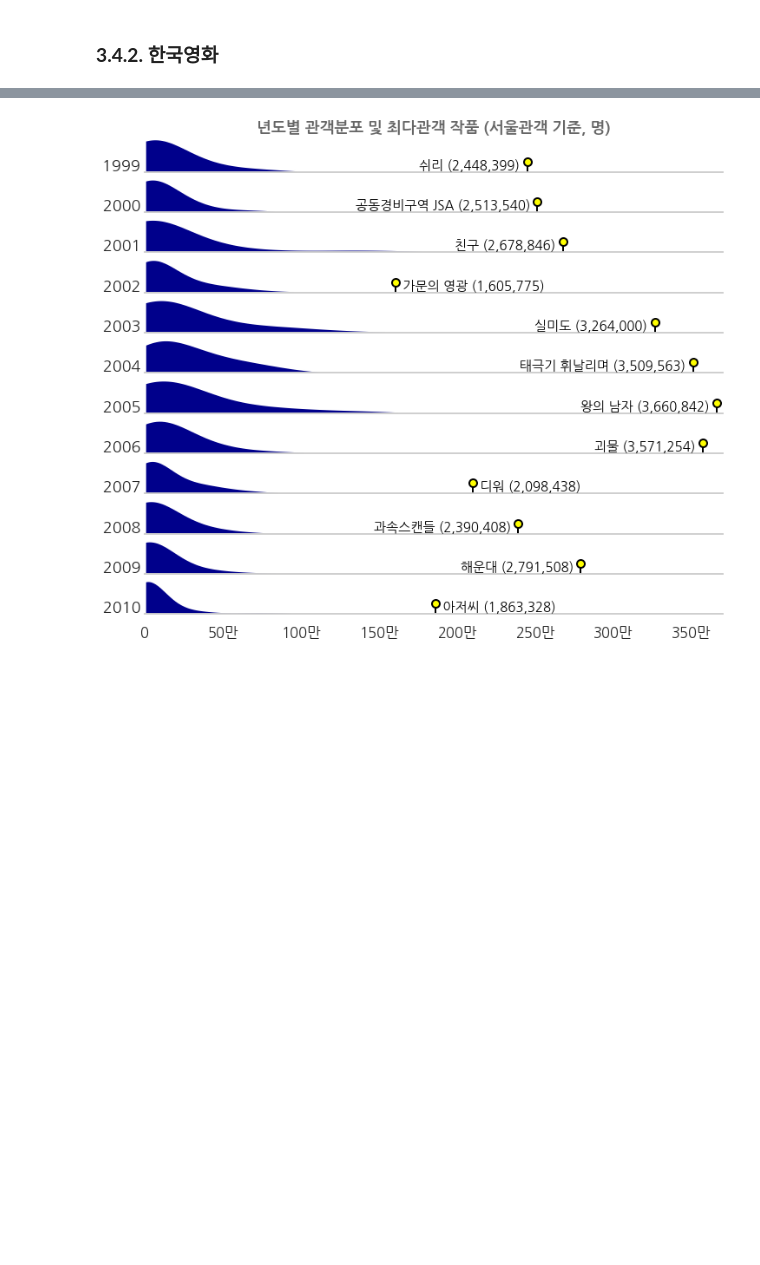
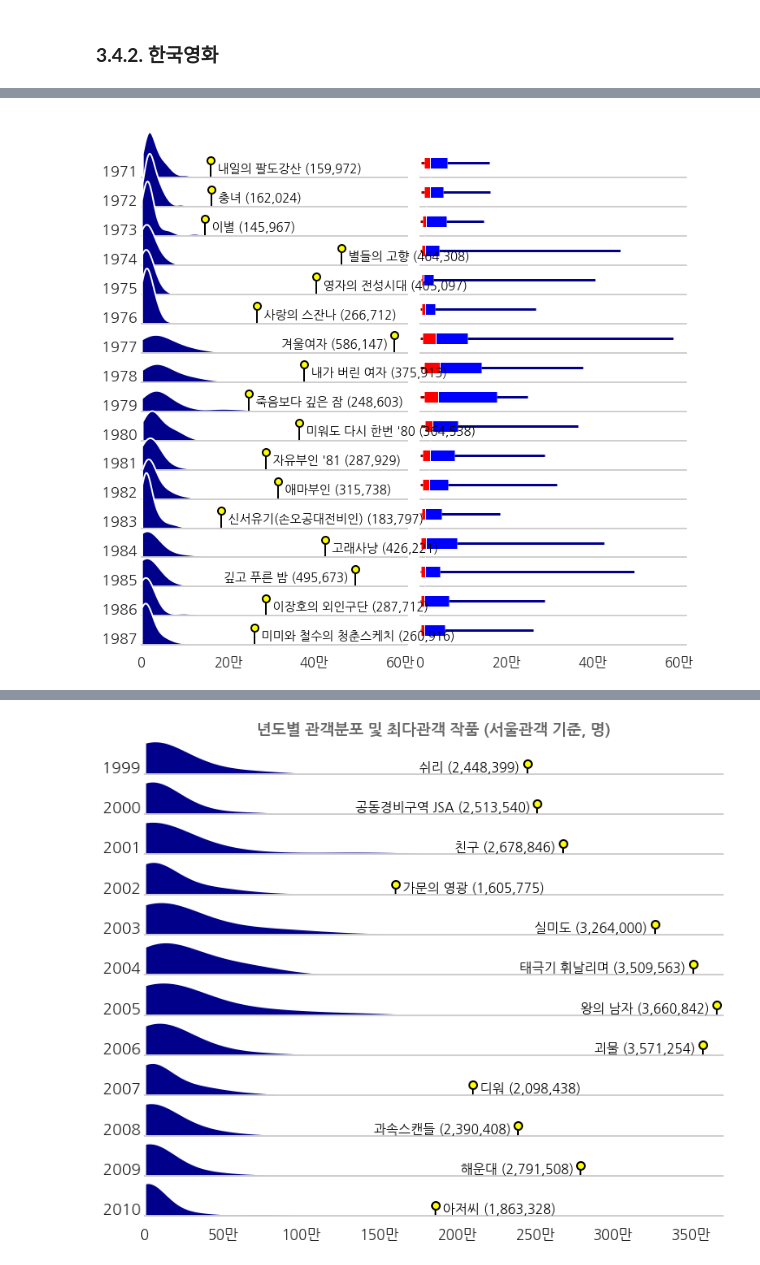
Before and after one commit to jehyunlee/datastory, a Jupyter notebook: 2021/movie/movie_2_boxoffice.ipynb, the cells around one changed output, grey strips where cells are left out. Drawn from its saved outputs; the diff is of its cells as text; code cells hidden in the pictures; blank space fills up the shorter version.

```diff
--- a/2021/movie/movie_2_boxoffice.ipynb
+++ b/2021/movie/movie_2_boxoffice.ipynb
@@ -969 +1051,5 @@ def plot_boS_year(year0, year1, nation, annot_pos=0.8, bin_width=1000):
+# %%
+plot_boS_year(1971, 1987, '한국', annot_pos=0.8) #, xmax=1.1e7)
+# %% [output]
+[figure, added]
 # %%
```
Also changed, not shown: parts of 13 cells of this notebook.
